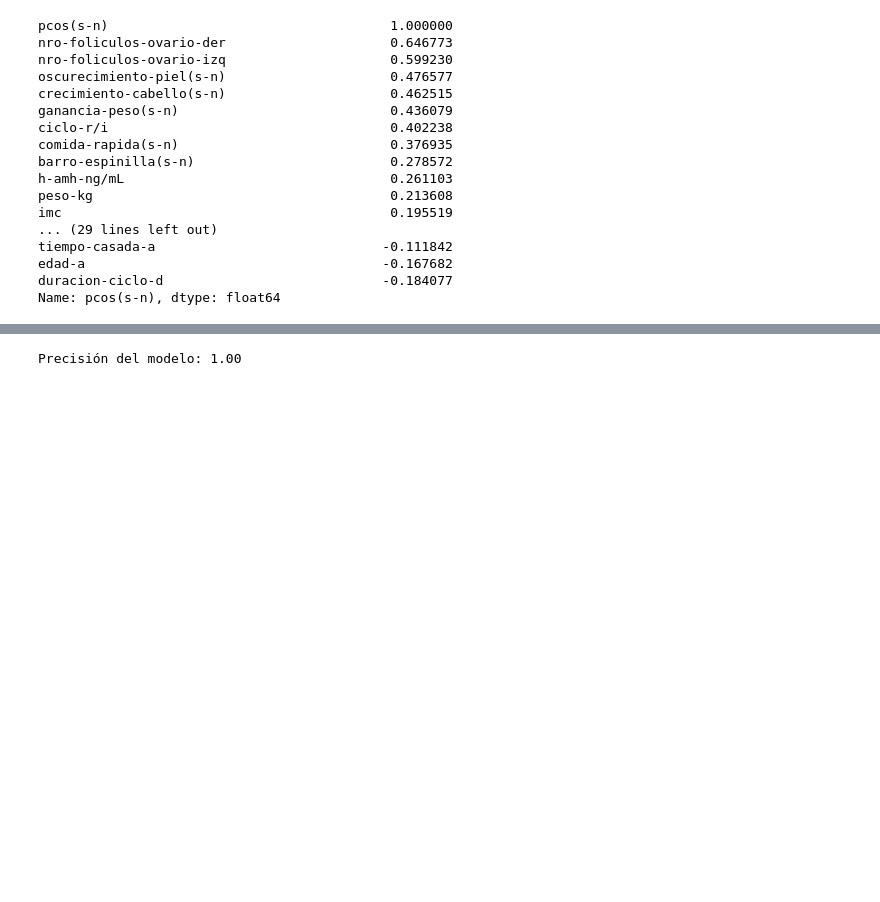
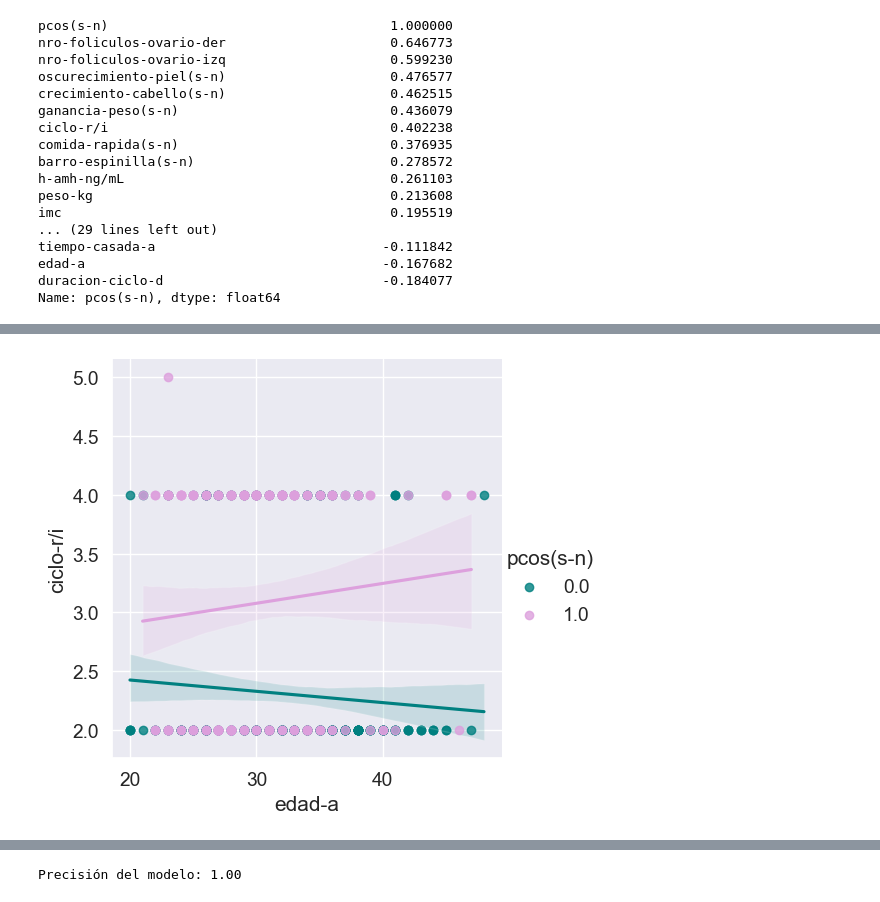
Before and after one commit to armandoordonez/eda_couse, a Jupyter notebook: Proyecto-Final-FabianSF.ipynb, the cells around one changed output, grey strips where cells are left out. Saved outputs shown, nothing was run; the diff lists cells and outputs as text; code cells hidden in the pictures; blank space fills up the shorter version.

```diff
--- a/Proyecto-Final-FabianSF.ipynb
+++ b/Proyecto-Final-FabianSF.ipynb
@@ -573,0 +606,6 @@ sns.heatmap(corrmat,cmap="Pastel1", square=True);
+# %%
+# Patron del ciclo menstrual (r/i) con la edad y el pcos
+sns.lmplot(data =df,x="edad-a",y="ciclo-r/i", hue="pcos(s-n)",palette=color)
+plt.show()
+# %% [output]
+[figure, added]
```
Also changed, not shown: parts of 15 cells of this notebook.
